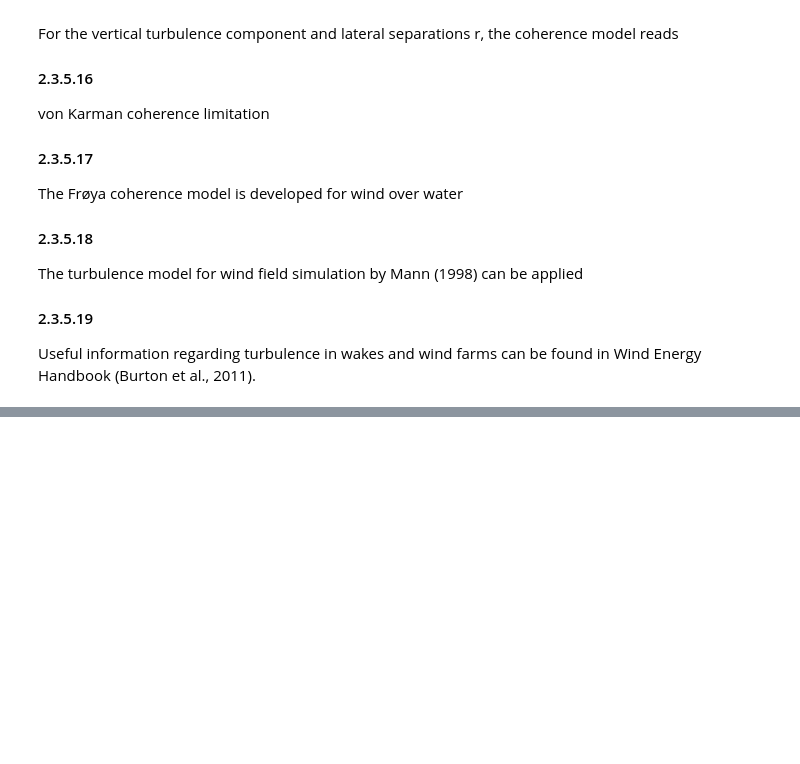
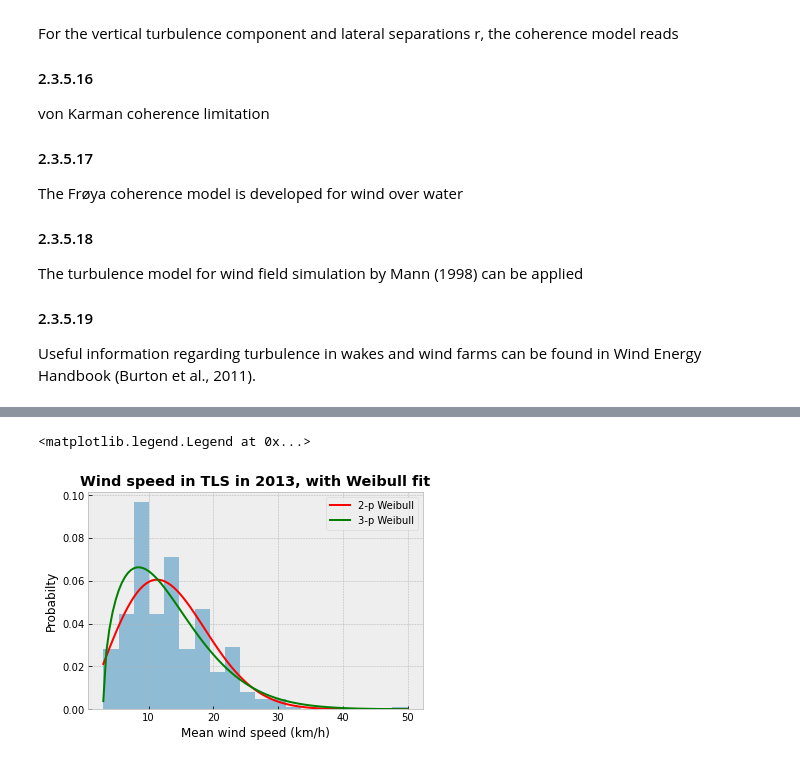
Before and after one commit to famiuer/EnvironmentalStudy, a Jupyter notebook: Section 2 Wind Conditions.ipynb, the cells around one changed output, grey strips where cells are left out. Cells and saved outputs as stored; diff of their text form; code cells hidden in the pictures; blank space fills up the shorter version.

```diff
--- a/Section 2 Wind Conditions.ipynb
+++ b/Section 2 Wind Conditions.ipynb
@@ -509,0 +667,4 @@ Useful information regarding turbulence in wakes and wind farms can be found in
+# %%
+# load data
+data = pandas.read_csv("TLS-weather-data-2013.csv")
+data.head()
@@ -509,0 +679,16 @@ Useful information regarding turbulence in wakes and wind farms can be found in
+# %%
+wind = data["Mean Wind SpeedKm/h"]
+p0, p1, p2 = scipy.stats.weibull_min.fit(wind, floc=0)
+sp0, sp1, sp2 = scipy.stats.weibull_min.fit(wind, floc=wind.min()-0.01)
+plt.hist(wind, bins = 20,density=True, alpha=0.5)
+support = numpy.linspace(wind.min(), wind.max(), 100)
+plt.plot(support, scipy.stats.weibull_min.pdf(support, p0, p1, p2), "r-", lw=2, label = '2-p Weibull')
+plt.plot(support, scipy.stats.weibull_min.pdf(support, sp0, sp1, sp2), "g-", lw=2, label = '3-p Weibull')
+plt.title("Wind speed in TLS in 2013, with Weibull fit", weight="bold")
+plt.xlabel("Mean wind speed (km/h)")
+plt.ylabel("Probabilty")
+
+plt.legend()
+# %% [output]
+<matplotlib.legend.Legend at 0x...>
+[figure, added]
```
Also changed, not shown: parts of 25 cells of this notebook, 1 other file.
